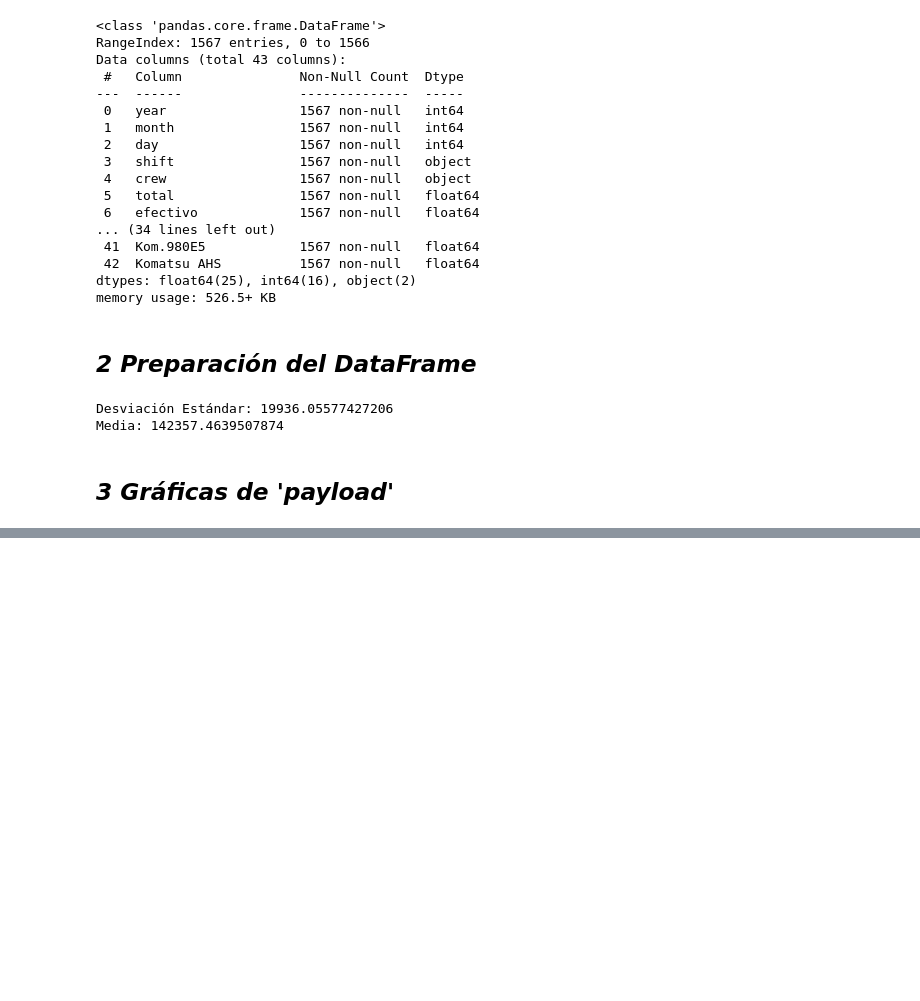
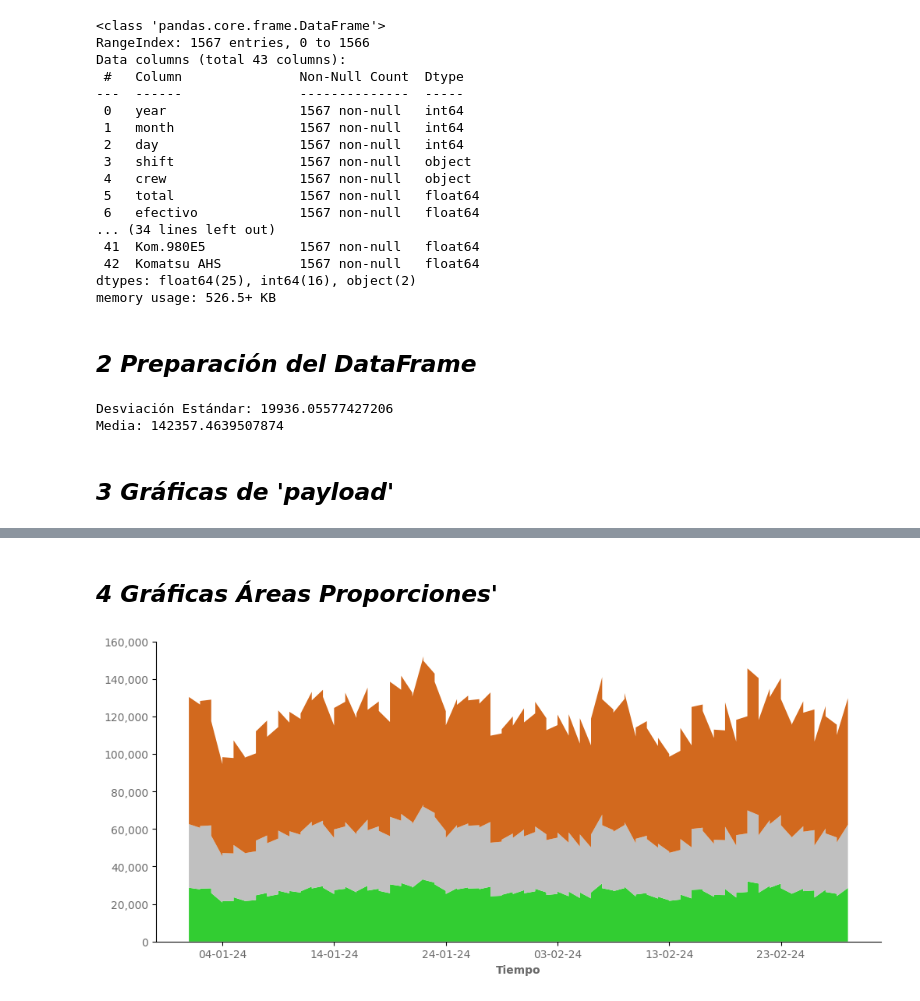
Before and after one commit to ecdiazl/capstone-project, a Jupyter notebook: Varios P3/Capstone - Varios.ipynb, the cells around one changed output, grey strips where cells are left out. Drawn from its saved outputs; the diff is of its cells as text; code cells hidden in the pictures; blank space fills up the shorter version.

```diff
--- a/Varios P3/Capstone - Varios.ipynb
+++ b/Varios P3/Capstone - Varios.ipynb
@@ -103,0 +116,28 @@ plt.show()
+# %% [markdown]
+## **_4 Gráficas Áreas Proporciones'_**
+# %%
+# graficamos las areas stackeadas de las proporciones
+plt.figure(figsize=(12,5))
+plt.stackplot(df_2024.time, df_2024['pro_oxi'], df_2024['pro_sul'], df_2024['pro_las'],
+              labels=['óxido','sulfuro','lastre'],
+              colors=['limegreen','silver','chocolate'])
+
+# mejoramos la visualización
+sns.despine()
+plt.xlabel('Tiempo', fontsize=10, fontweight='bold', color='dimgray')
+plt.xticks(fontsize=10, color='dimgray')
+plt.yticks(fontsize=10, color='dimgray')
+
+# damos al eje y formato de miles
+plt.gca().yaxis.set_major_formatter(ticker.FuncFormatter(lambda x, _: '{:,.0f}'.format(x)))
+
+# damos formato a las fechas
+plt.gca().xaxis.set_major_locator(mdates.DayLocator(interval=10))
+plt.gca().xaxis.set_major_formatter(mdates.DateFormatter('%d-%m-%y'))
+
+# limites de los ejes
+plt.ylim(0, 160000)
+
+plt.show()
+# %% [output]
+[figure, added]
```
Also changed, not shown: parts of 4 cells of this notebook.
